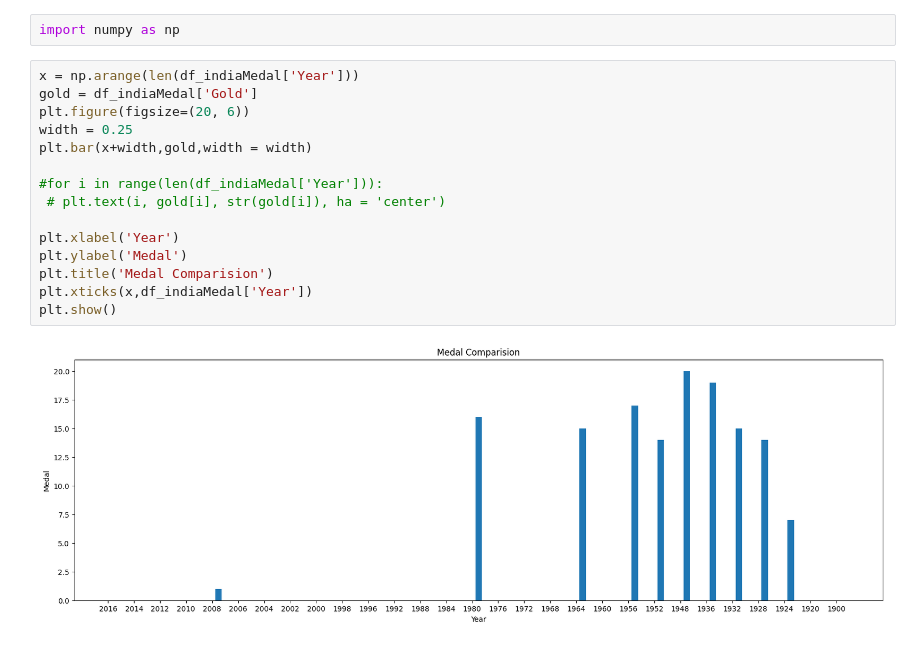
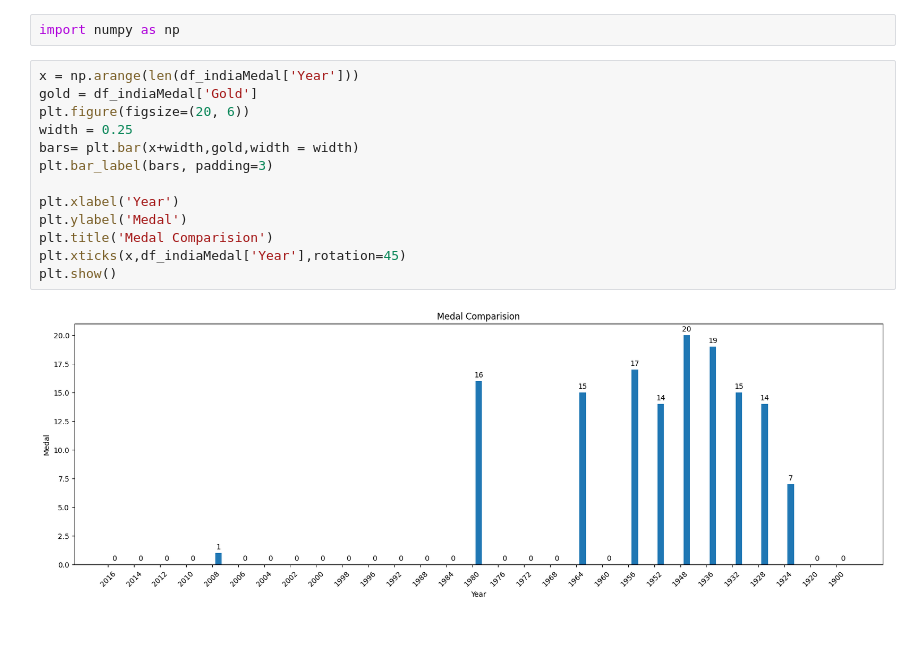
Before and after one commit to saptarshidas219/00-rahul, a Jupyter notebook: olympic.ipynb, the cells around one changed output. Drawn from its saved outputs; the diff is of its cells as text.

```diff
--- a/olympic.ipynb
+++ b/olympic.ipynb
@@ -101,17 +101,15 @@ import numpy as np
 # %%
 x = np.arange(len(df_indiaMedal['Year']))
 gold = df_indiaMedal['Gold']
 plt.figure(figsize=(20, 6))
 width = 0.25
-plt.bar(x+width,gold,width = width)
-
-#for i in range(len(df_indiaMedal['Year'])):
- # plt.text(i, gold[i], str(gold[i]), ha = 'center')
+bars= plt.bar(x+width,gold,width = width)
+plt.bar_label(bars, padding=3)
 
 plt.xlabel('Year')
 plt.ylabel('Medal')
 plt.title('Medal Comparision')
-plt.xticks(x,df_indiaMedal['Year'])
+plt.xticks(x,df_indiaMedal['Year'],rotation=45)
 plt.show()
 # %% [output]
-[figure, old version]
+[figure, new version]
```
